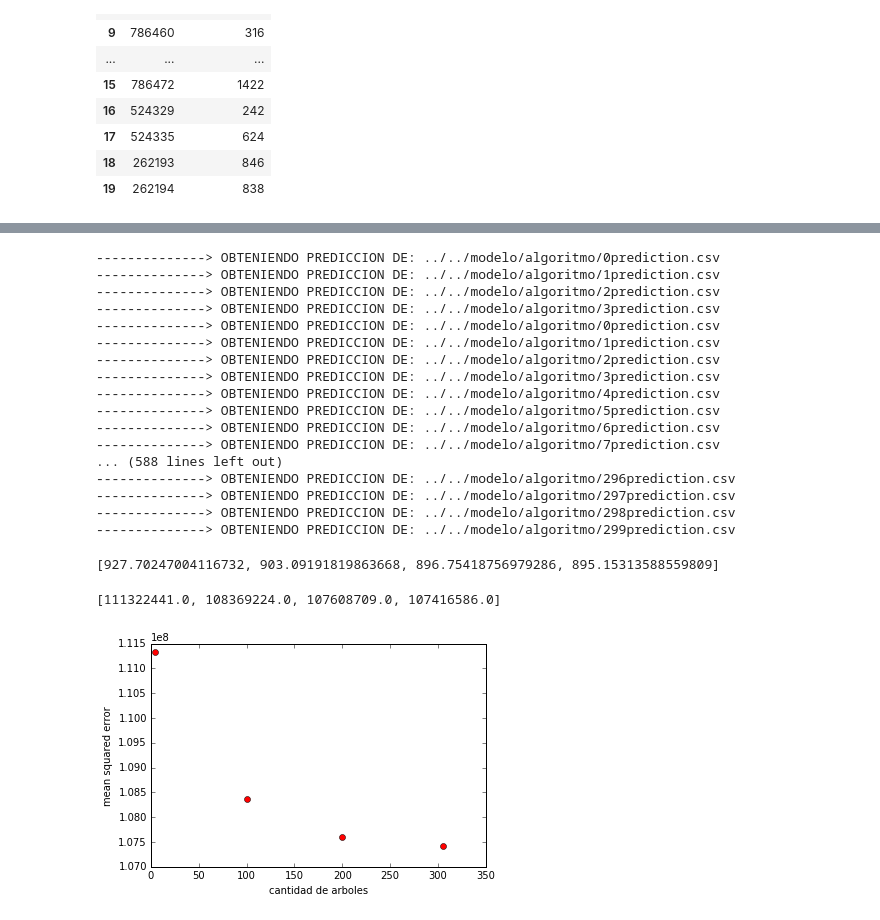
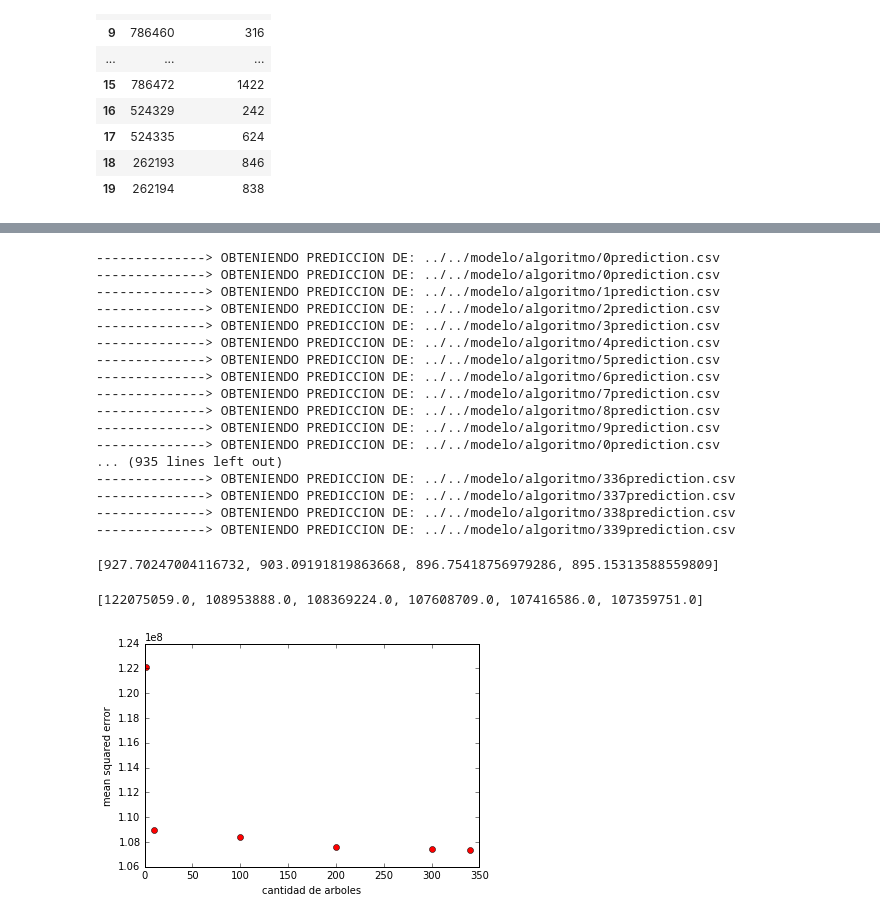
Before and after one commit to Gnahue/sanFranciscoBiclas, a Jupyter notebook: prediccion/modelo/notebooks/prediction vs cant_trees.ipynb, the cells around one changed output, grey strips where cells are left out. Drawn from its saved outputs; the diff is of its cells as text; code cells hidden in the pictures.

```diff
--- a/prediccion/modelo/notebooks/prediction vs cant_trees.ipynb
+++ b/prediccion/modelo/notebooks/prediction vs cant_trees.ipynb
@@ -59,9 +73,15 @@ avg.head(20)
 # %%
 mean_squared_errors = []
 
-avg = get_avg_notebook(4)
+avg = get_avg_notebook(1)
 avg = pd.DataFrame(avg, columns=['id', 'duration'])
 mean_squared_errors.append(sum(abs(avg.duration-real_duration.real_duration)) / float(len(real_duration.real_duration)))
+
+
+avg = get_avg_notebook(10)
+avg = pd.DataFrame(avg, columns=['id', 'duration'])
+mean_squared_errors.append(sum(abs(avg.duration-real_duration.real_duration)) / float(len(real_duration.real_duration)))
+
 
 avg = get_avg_notebook(100)
 avg = pd.DataFrame(avg, columns=['id', 'duration'])
@@ -76,11 +96,13 @@ mean_squared_errors.append(sum(abs(avg.duration-real_duration.real_duration)) /
 avg = get_avg_notebook(300)
 avg = pd.DataFrame(avg, columns=['id', 'duration'])
 mean_squared_errors.append(sum(abs(avg.duration-real_duration.real_duration)) / float(len(real_duration.real_duration)))
+
+
+avg = get_avg_notebook(340)
+avg = pd.DataFrame(avg, columns=['id', 'duration'])
+mean_squared_errors.append(sum(abs(avg.duration-real_duration.real_duration)) / float(len(real_duration.real_duration)))
 # %% [output]
 --------------> OBTENIENDO PREDICCION DE: ../../modelo/algoritmo/0prediction.csv
---------------> OBTENIENDO PREDICCION DE: ../../modelo/algoritmo/1prediction.csv
---------------> OBTENIENDO PREDICCION DE: ../../modelo/algoritmo/2prediction.csv
---------------> OBTENIENDO PREDICCION DE: ../../modelo/algoritmo/3prediction.csv
 --------------> OBTENIENDO PREDICCION DE: ../../modelo/algoritmo/0prediction.csv
 --------------> OBTENIENDO PREDICCION DE: ../../modelo/algoritmo/1prediction.csv
 --------------> OBTENIENDO PREDICCION DE: ../../modelo/algoritmo/2prediction.csv
@@ -89,11 +111,14 @@ mean_squared_errors.append(sum(abs(avg.duration-real_duration.real_duration)) /
 --------------> OBTENIENDO PREDICCION DE: ../../modelo/algoritmo/5prediction.csv
 --------------> OBTENIENDO PREDICCION DE: ../../modelo/algoritmo/6prediction.csv
 --------------> OBTENIENDO PREDICCION DE: ../../modelo/algoritmo/7prediction.csv
-... (588 lines left out)
---------------> OBTENIENDO PREDICCION DE: ../../modelo/algoritmo/296prediction.csv
---------------> OBTENIENDO PREDICCION DE: ../../modelo/algoritmo/297prediction.csv
---------------> OBTENIENDO PREDICCION DE: ../../modelo/algoritmo/298prediction.csv
---------------> OBTENIENDO PREDICCION DE: ../../modelo/algoritmo/299prediction.csv
+--------------> OBTENIENDO PREDICCION DE: ../../modelo/algoritmo/8prediction.csv
+--------------> OBTENIENDO PREDICCION DE: ../../modelo/algoritmo/9prediction.csv
+--------------> OBTENIENDO PREDICCION DE: ../../modelo/algoritmo/0prediction.csv
+... (935 lines left out)
+--------------> OBTENIENDO PREDICCION DE: ../../modelo/algoritmo/336prediction.csv
+--------------> OBTENIENDO PREDICCION DE: ../../modelo/algoritmo/337prediction.csv
+--------------> OBTENIENDO PREDICCION DE: ../../modelo/algoritmo/338prediction.csv
+--------------> OBTENIENDO PREDICCION DE: ../../modelo/algoritmo/339prediction.csv
 # %%
 print mean_squared_errors
 # %% [output]
@@ -104,13 +129,13 @@ for i in range(0, len(mean_squared_errors)):
     mean_squared_errors[i] = mean_squared_errors[i] * n
 print mean_squared_errors
 # %% [output]
-[111322441.0, 108369224.0, 107608709.0, 107416586.0]
+[122075059.0, 108953888.0, 108369224.0, 107608709.0, 107416586.0, 107359751.0]
 # %%
 import matplotlib.pyplot as plt
-plt.plot([4,100,200, 305], mean_squared_errors, 'ro')
+plt.plot([1,10,100,200,300, 340], mean_squared_errors, 'ro')
 plt.ylabel('mean squared error')
 plt.xlabel('cantidad de arboles')
 # plt.axis([-3, 310, 894, 930])
 plt.show()
 # %% [output]
-[figure, old version]
+[figure, new version]
```
Also changed, not shown: parts of 8 cells of this notebook, 2 other files.
